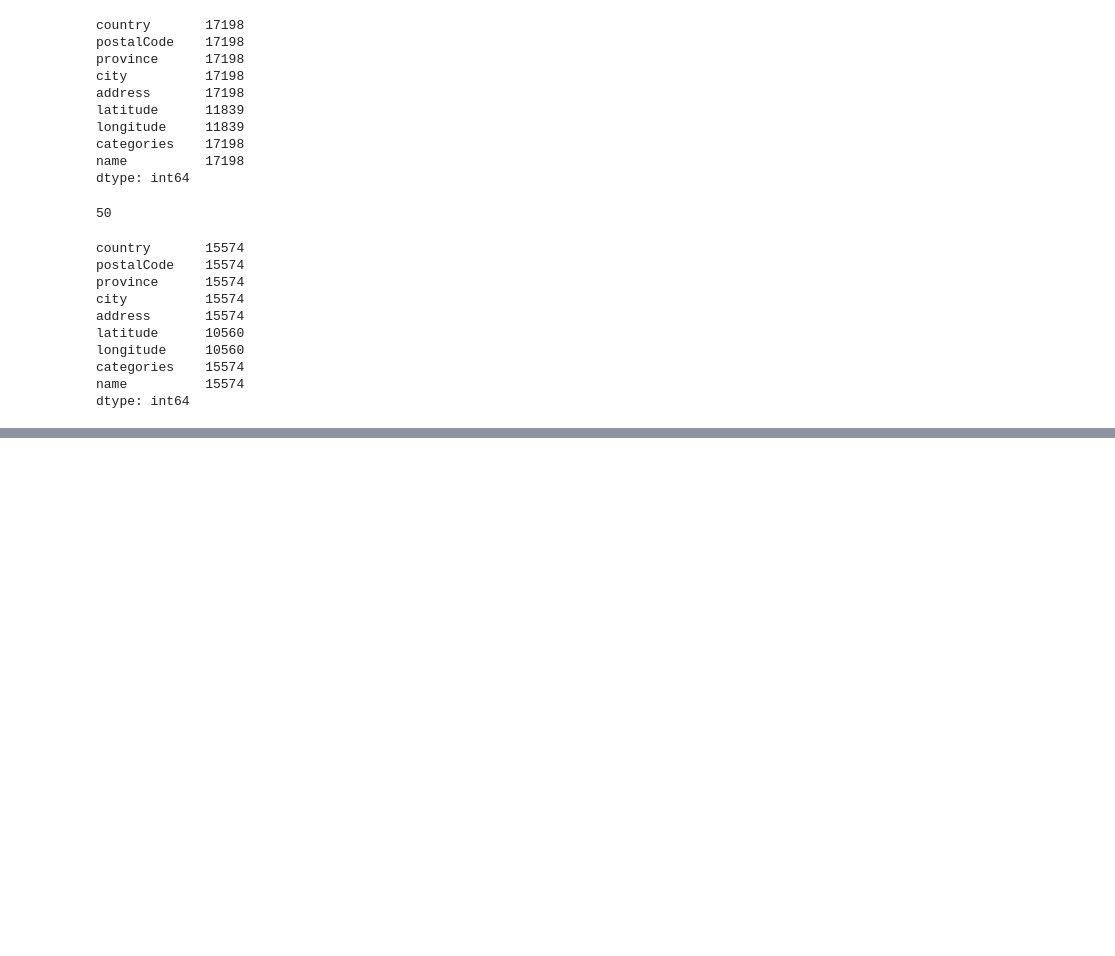
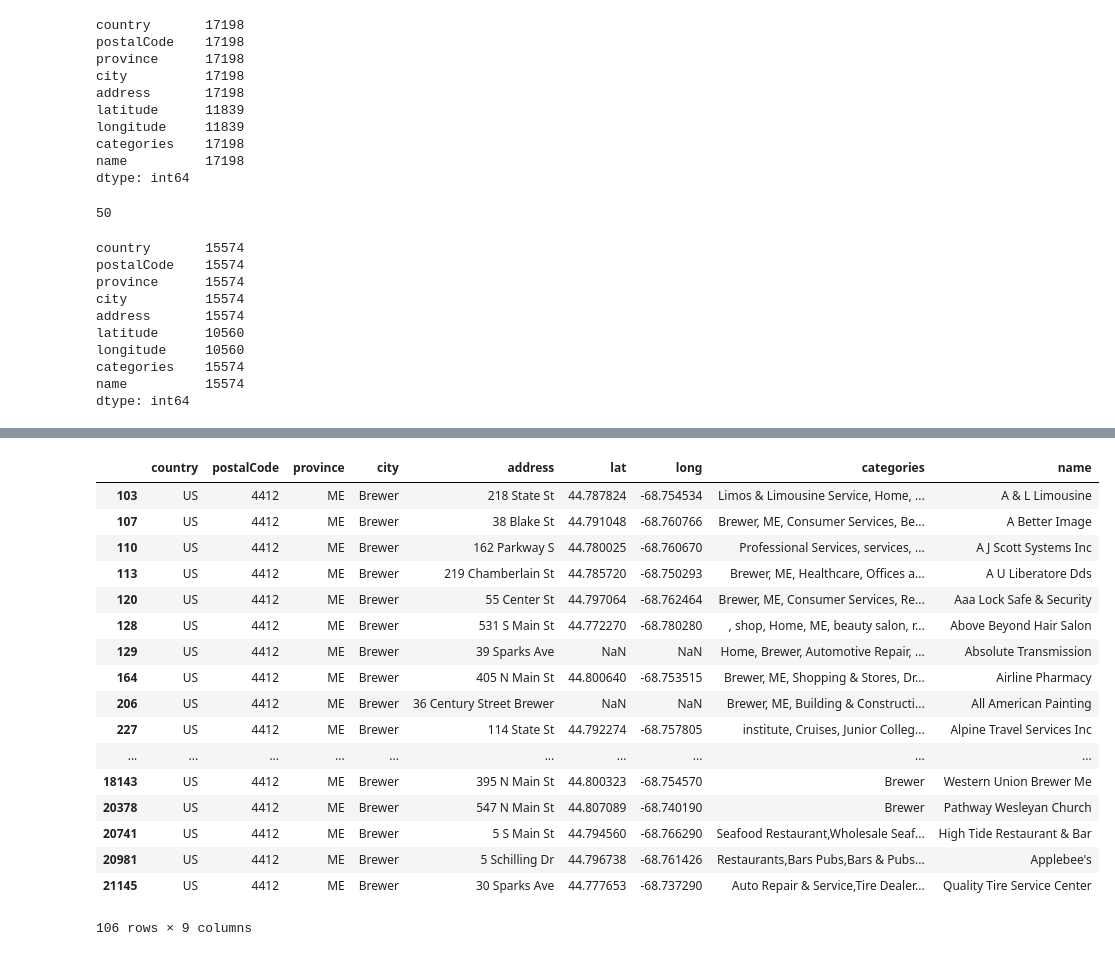
Before and after one commit to sjlapan/Economic_Predictors_of_Brewery_Success, a Jupyter notebook: brewery_cleaning.ipynb, the cells around one changed output, grey strips where cells are left out. Saved outputs shown, nothing was run; the diff lists cells and outputs as text; code cells hidden in the pictures; blank space fills up the shorter version.

```diff
--- a/brewery_cleaning.ipynb
+++ b/brewery_cleaning.ipynb
@@ -268,3 +268,10 @@ longitude     10560
 categories    15574
 name          15574
 dtype: int64
+# %%
+df_2_mergeable_df = df_2_states_only_df.rename(columns = {
+ "latitude": "lat",
+    "longitude": "long"
+})
+
+df_2_mergeable_df.columns
@@ -270,0 +282,5 @@ dtype: int64
+# %%
+# Bring it all together
+
+full_beer_df = pd.concat([df_1_states_only_df, df_2_mergeable_df], axis = 0, join="outer", ignore_index=True)
+full_beer_df.head()
@@ -271,2 +308,5 @@ dtype: int64
 # %%
 # Check for duplicates between the two datasets after concatenating them.
+
+full_beer_no_duplicates_df = full_beer_df.drop_duplicates(subset = ["name", "address"], keep = "first")
+full_beer_no_duplicates_df.count()
@@ -272,0 +350,23 @@ dtype: int64
+# %%
+brewer_maine = full_beer_no_duplicates_df.loc[full_beer_no_duplicates_df["postalCode"] == "4412"]
+brewer_maine
+# Yeah, so none of these businesses are breweries. Hilarious. Ditch 'em.
+# %% [output]
+|  | country | postalCode | province | city | address | lat | long | categories | name |
+| 103 | US | 4412 | ME | Brewer | 218 State St | 44.787824 | -68.754534 | Limos & Limousine Service, Home, ... | A & L Limousine |
+| 107 | US | 4412 | ME | Brewer | 38 Blake St | 44.791048 | -68.760766 | Brewer, ME, Consumer Services, Be... | A Better Image |
+| 110 | US | 4412 | ME | Brewer | 162 Parkway S | 44.780025 | -68.760670 | Professional Services, services, ... | A J Scott Systems Inc |
+| 113 | US | 4412 | ME | Brewer | 219 Chamberlain St | 44.785720 | -68.750293 | Brewer, ME, Healthcare, Offices a... | A U Liberatore Dds |
+| 120 | US | 4412 | ME | Brewer | 55 Center St | 44.797064 | -68.762464 | Brewer, ME, Consumer Services, Re... | Aaa Lock Safe & Security |
+| 128 | US | 4412 | ME | Brewer | 531 S Main St | 44.772270 | -68.780280 | , shop, Home, ME, beauty salon, r... | Above Beyond Hair Salon |
+| 129 | US | 4412 | ME | Brewer | 39 Sparks Ave | NaN | NaN | Home, Brewer, Automotive Repair, ... | Absolute Transmission |
+| 164 | US | 4412 | ME | Brewer | 405 N Main St | 44.800640 | -68.753515 | Brewer, ME, Shopping & Stores, Dr... | Airline Pharmacy |
+| 206 | US | 4412 | ME | Brewer | 36 Century Street Brewer | NaN | NaN | Brewer, ME, Building & Constructi... | All American Painting |
+| 227 | US | 4412 | ME | Brewer | 114 State St | 44.792274 | -68.757805 | institute, Cruises, Junior Colleg... | Alpine Travel Services Inc |
+| ... | ... | ... | ... | ... | ... | ... | ... | ... | ... |
+| 18143 | US | 4412 | ME | Brewer | 395 N Main St | 44.800323 | -68.754570 | Brewer | Western Union Brewer Me |
+| 20378 | US | 4412 | ME | Brewer | 547 N Main St | 44.807089 | -68.740190 | Brewer | Pathway Wesleyan Church |
+| 20741 | US | 4412 | ME | Brewer | 5 S Main St | 44.794560 | -68.766290 | Seafood Restaurant,Wholesale Seaf... | High Tide Restaurant & Bar |
+| 20981 | US | 4412 | ME | Brewer | 5 Schilling Dr | 44.796738 | -68.761426 | Restaurants,Bars Pubs,Bars & Pubs... | Applebee's |
+| 21145 | US | 4412 | ME | Brewer | 30 Sparks Ave | 44.777653 | -68.737290 | Auto Repair & Service,Tire Dealer... | Quality Tire Service Center |
+106 rows × 9 columns
```
Also changed, not shown: parts of 12 cells of this notebook.
